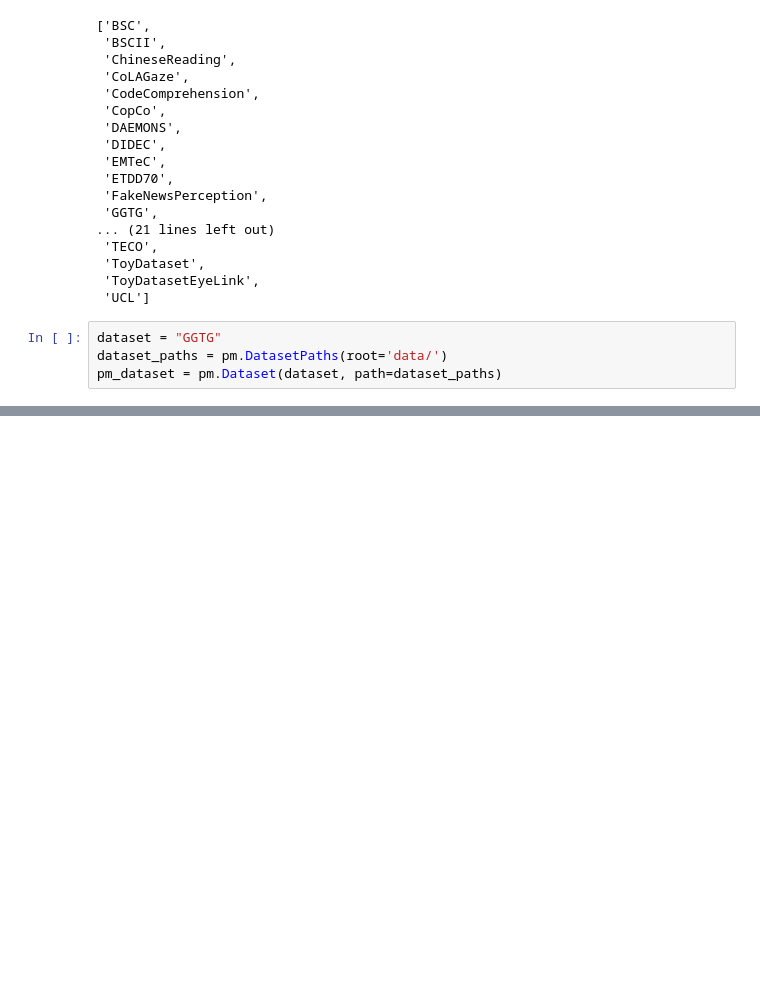
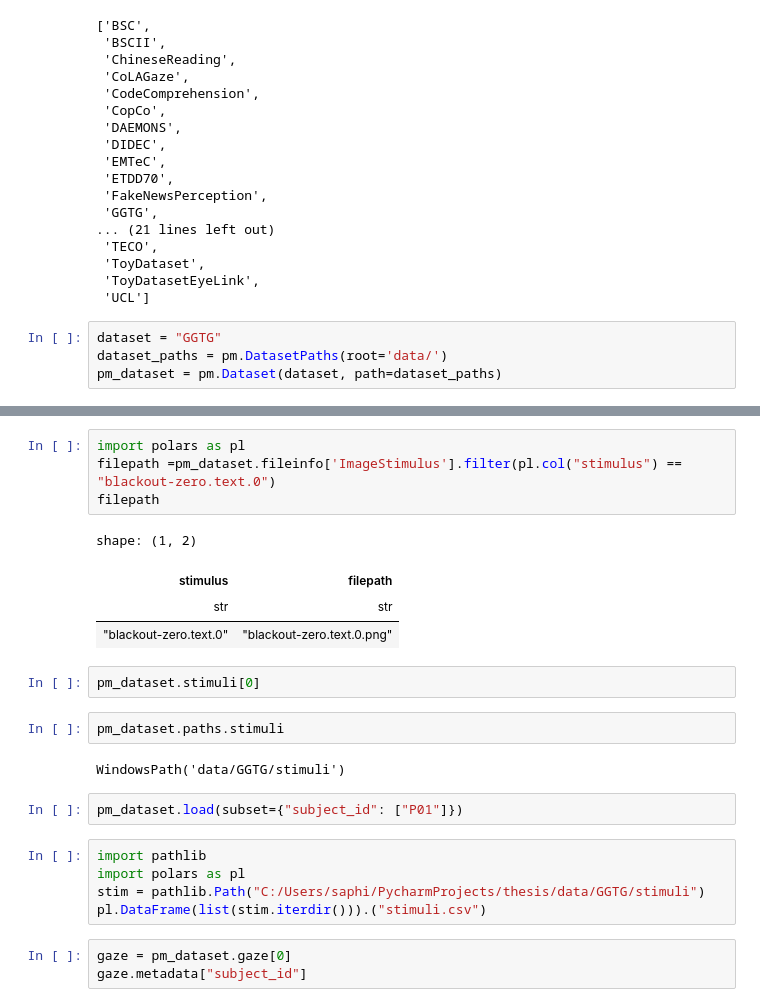
Before and after one commit to saphjra/thesis_final, a Jupyter notebook: code_testing.ipynb, the cells around one changed output, grey strips where cells are left out. Saved outputs shown, nothing was run; the diff lists cells and outputs as text; blank space fills up the shorter version.

Commit message:
created dataloader for pymovements datasets

```diff
--- a/code_testing.ipynb
+++ b/code_testing.ipynb
@@ -290,0 +101,25 @@ img = img.flatten()
+# %%
+import polars as pl
+filepath =pm_dataset.fileinfo['ImageStimulus'].filter(pl.col("stimulus") == "blackout-zero.text.0")
+filepath
+# %% [output]
+shape: (1, 2)
+| stimulus | filepath |
+| str | str |
+| "blackout-zero.text.0" | "blackout-zero.text.0.png" |
+# %%
+pm_dataset.stimuli[0]
+# %%
+pm_dataset.paths.stimuli
+# %% [output]
+WindowsPath('data/GGTG/stimuli')
+# %%
+pm_dataset.load(subset={"subject_id": ["P01"]})
+# %%
+import pathlib
+import polars as pl
+stim = pathlib.Path("C:/Users/saphi/PycharmProjects/thesis/data/GGTG/stimuli")
+pl.DataFrame(list(stim.iterdir())).("stimuli.csv")
+# %%
+gaze = pm_dataset.gaze[0]
+gaze.metadata["subject_id"]
```
Also changed, not shown: parts of 41 cells of this notebook, 3 other files.
